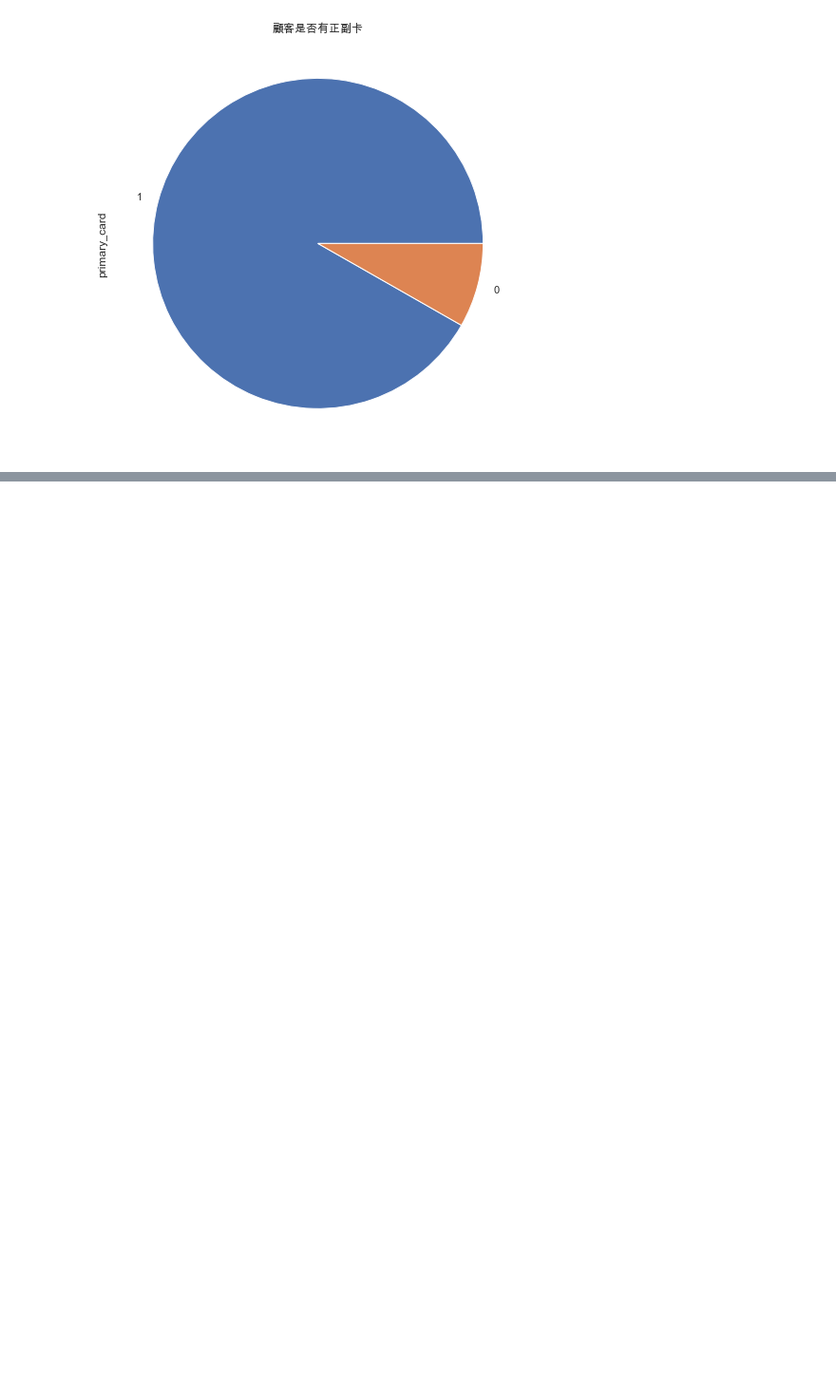
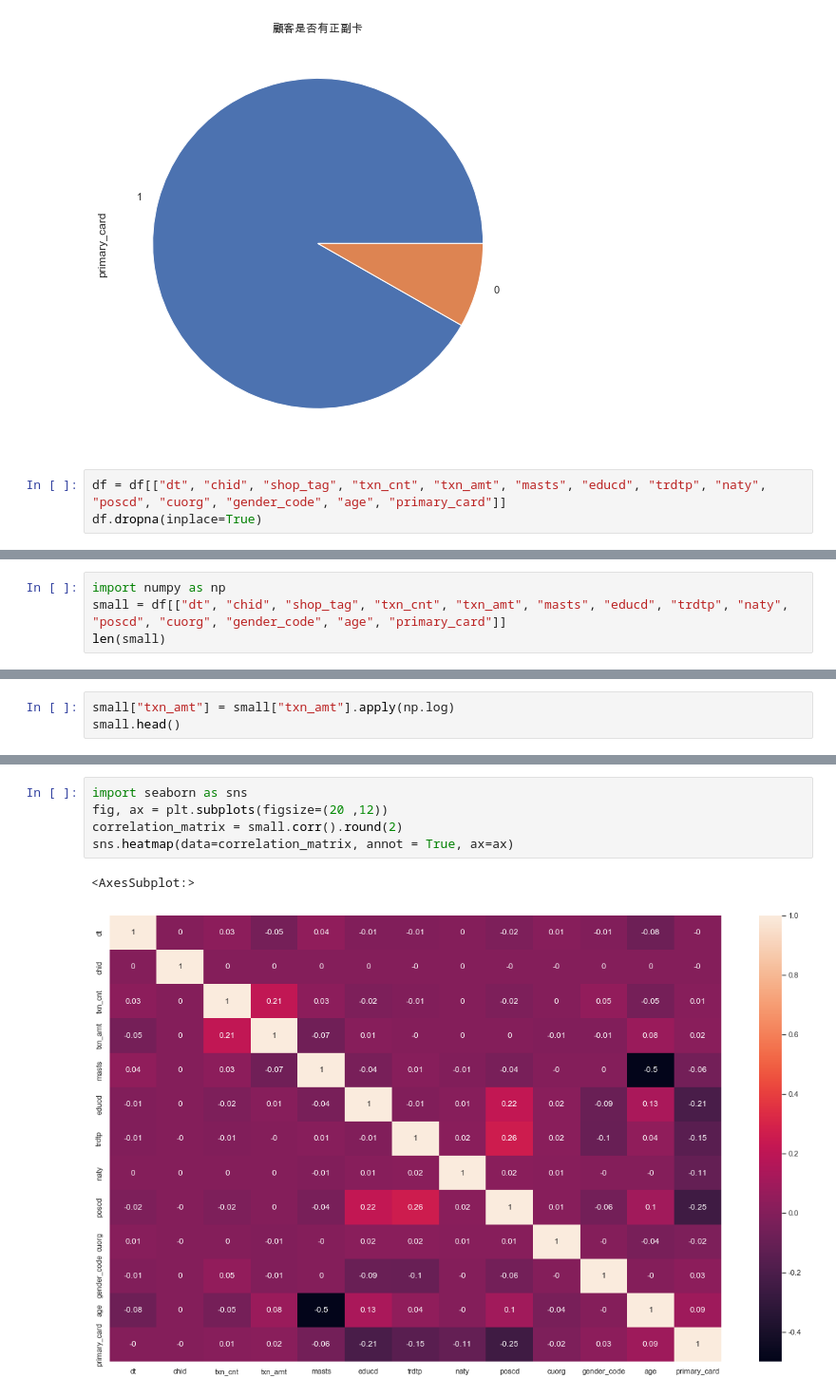
Before and after one commit to Baron1014/credict_card_recsys, a Jupyter notebook: notebook/big_eda.ipynb, the cells around one changed output, grey strips where cells are left out. Shown at 95% size. Drawn from its saved outputs; the diff is of its cells as text; blank space fills up the shorter version.

```diff
--- a/notebook/big_eda.ipynb
+++ b/notebook/big_eda.ipynb
@@ -280,3 +280,6 @@ plt.title("顧客是否有正副卡")
 # %% [output]
 Text(0.5, 1.0, '顧客是否有正副卡')
 [figure]
+# %%
+df = df[["dt", "chid", "shop_tag", "txn_cnt", "txn_amt", "masts", "educd", "trdtp", "naty", "poscd", "cuorg", "gender_code", "age", "primary_card"]]
+df.dropna(inplace=True)
@@ -282,0 +305,4 @@ Text(0.5, 1.0, '顧客是否有正副卡')
+# %%
+import numpy as np
+small = df[["dt", "chid", "shop_tag", "txn_cnt", "txn_amt", "masts", "educd", "trdtp", "naty", "poscd", "cuorg", "gender_code", "age", "primary_card"]]
+len(small)
@@ -282,0 +311,3 @@ Text(0.5, 1.0, '顧客是否有正副卡')
+# %%
+small["txn_amt"] = small["txn_amt"].apply(np.log)
+small.head()
@@ -282,0 +326,8 @@ Text(0.5, 1.0, '顧客是否有正副卡')
+# %%
+import seaborn as sns
+fig, ax = plt.subplots(figsize=(20 ,12))
+correlation_matrix = small.corr().round(2)
+sns.heatmap(data=correlation_matrix, annot = True, ax=ax)
+# %% [output]
+<AxesSubplot:>
+[figure, added]
```
Also changed, not shown: parts of 4 cells of this notebook, 6 other files.
